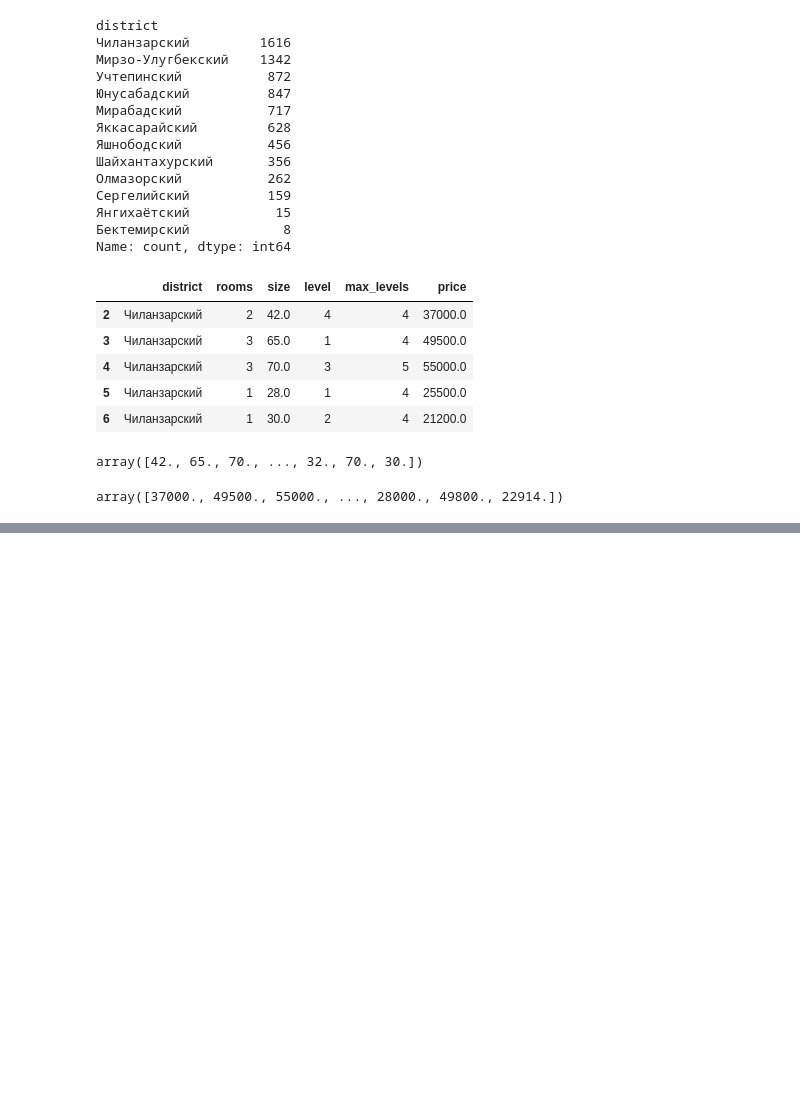
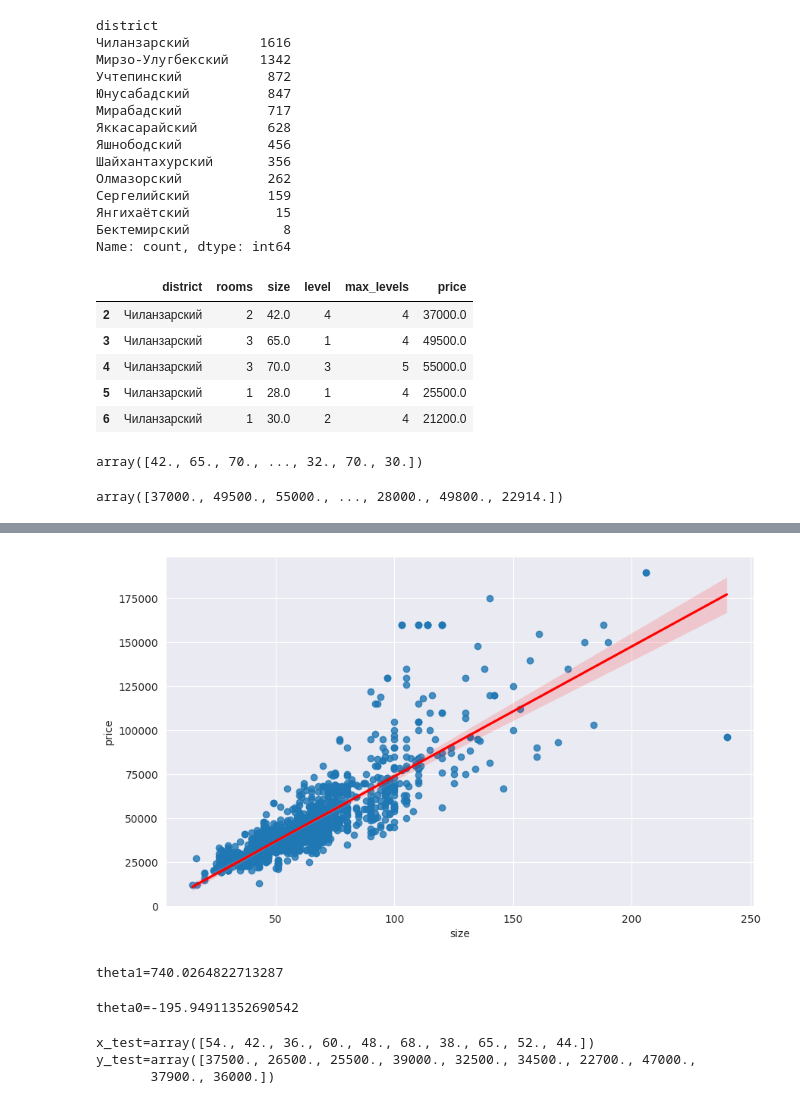
Before and after one commit to themusharraf/ML-App, a Jupyter notebook: main.ipynb, the cells around one changed output, grey strips where cells are left out. Drawn from its saved outputs; the diff is of its cells as text; code cells hidden in the pictures; blank space fills up the shorter version.

```diff
--- a/main.ipynb
+++ b/main.ipynb
@@ -79,0 +81,6 @@ plt.show()
+# %%
+plt.figure(figsize=(10,6))
+sns.regplot(data=housing, x='size', y='price', line_kws={"color": "red"})
+plt.show()
+# %% [output]
+[figure, added]
@@ -79,0 +94,19 @@ plt.show()
+# %%
+theta1 = sum((X-Xmean)*(y-ymean))/sum((X-Xmean)**2)
+print(f"{theta1=}")
+# %% [output]
+theta1=740.0264822713287
+# %%
+theta0 = ymean - theta1*Xmean
+print(f"{theta0=}")
+# %% [output]
+theta0=-195.94911352690542
+# %%
+x_test = housing.sample(10, random_state=42)['size'].to_numpy()
+print(f"{x_test=}")
+y_test = housing.sample(10, random_state=42)['price'].to_numpy()
+print(f"{y_test=}")
+# %% [output]
+x_test=array([54., 42., 36., 60., 48., 68., 38., 65., 52., 44.])
+y_test=array([37500., 26500., 25500., 39000., 32500., 34500., 22700., 47000.,
+       37900., 36000.])
```
Also changed, not shown: parts of 19 cells of this notebook.
